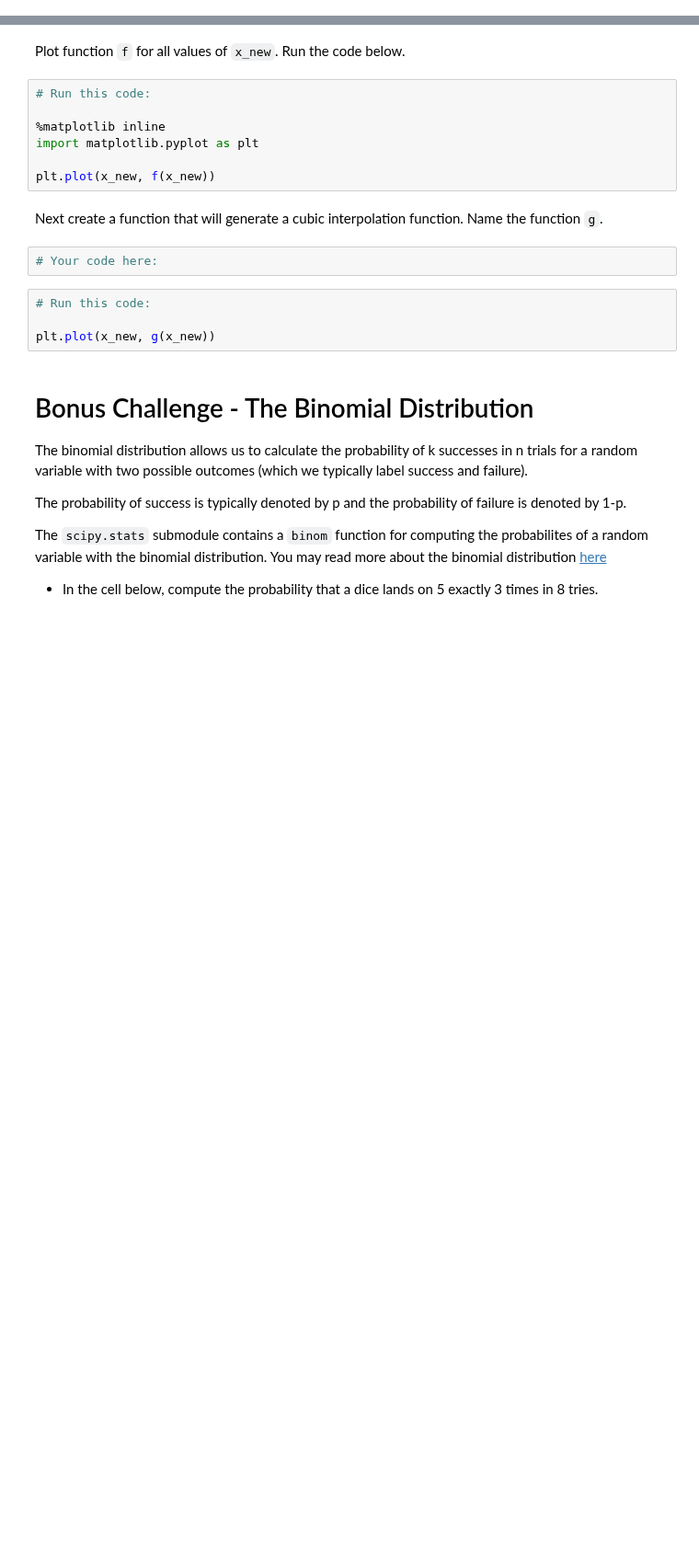
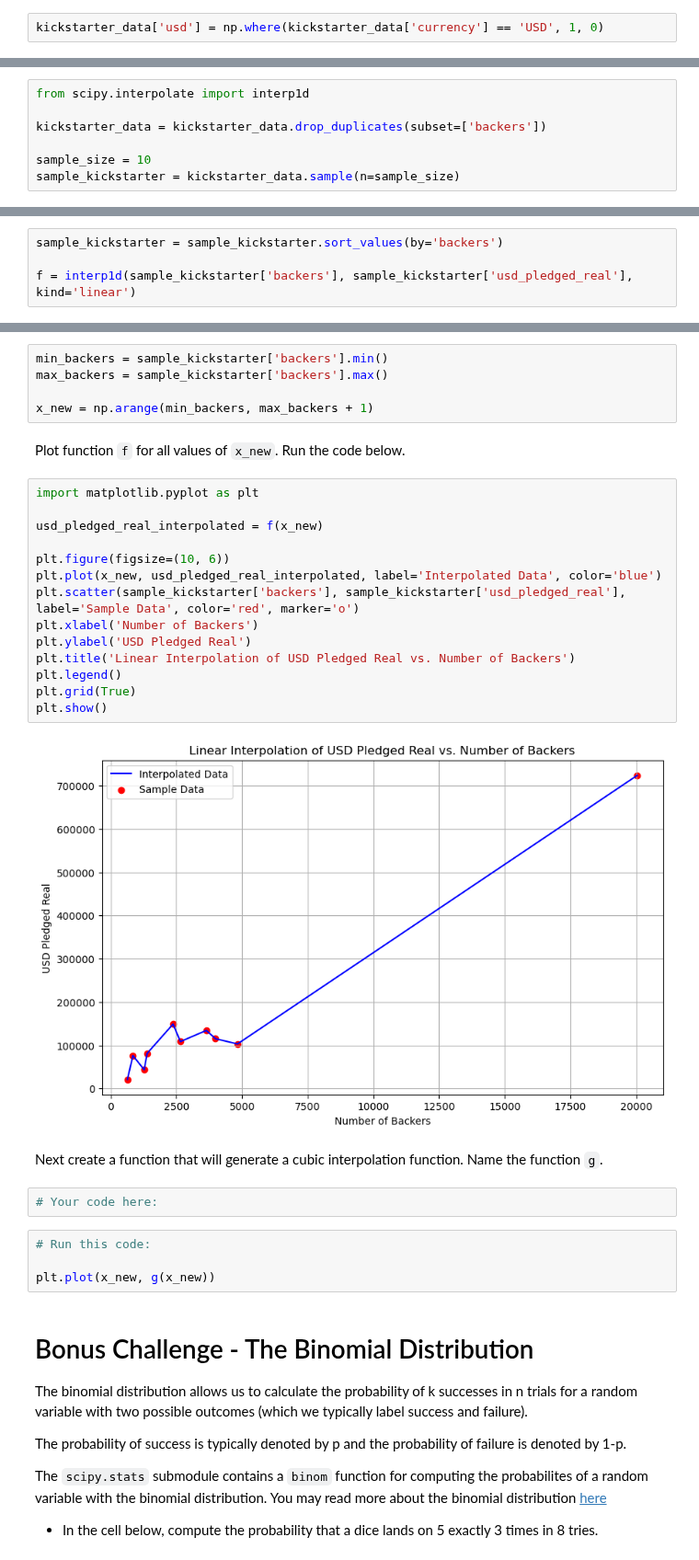
Before and after one commit to ta-data-lis/lab-intro-to-scipy, a Jupyter notebook: your-code/main.ipynb, the cells around one changed output, grey strips where cells are left out. Shown at 92% size. Cells and saved outputs as stored; diff of their text form; blank space fills up the shorter version.

Commit message:
intro-to-scipy

```diff
--- a/your-code/main.ipynb
+++ b/your-code/main.ipynb
@@ -43,0 +114,2 @@ Next, create a column that checks whether the currency of the project is in US D
+# %%
+kickstarter_data['usd'] = np.where(kickstarter_data['currency'] == 'USD', 1, 0)
@@ -60,2 +155,9 @@ In the cell below, import the `interp1d` function from `scipy.interpolate` and f
+# %%
+from scipy.interpolate import interp1d
+
+kickstarter_data = kickstarter_data.drop_duplicates(subset=['backers'])
+
+sample_size = 10
+sample_kickstarter = kickstarter_data.sample(n=sample_size)
 # %% [markdown]
 Next, create a linear interpolation of `usd_pledged_real` as a function of the `backers`. Create a function `f` that generates a linear interpolation of `usd_pledged_real` as predicted by the amount of `backers`.
@@ -64,3 +164,7 @@ Next, create a linear interpolation of `usd_pledged_real` as a function of the `
+# %%
+sample_kickstarter = sample_kickstarter.sort_values(by='backers')
+
+f = interp1d(sample_kickstarter['backers'], sample_kickstarter['usd_pledged_real'], kind='linear')
 # %% [markdown]
 Now create a new variable called `x_new`. This variable will contain all integers between the minimum number of backers in our sample and the maximum number of backers. The goal here is to take the dataset that contains few obeservations due to sampling and fill all observations with a value using the interpolation function.
 
@@ -70,12 +172,26 @@ Hint: one option is the `np.arange` function.
+# %%
+min_backers = sample_kickstarter['backers'].min()
+max_backers = sample_kickstarter['backers'].max()
+
+x_new = np.arange(min_backers, max_backers + 1)
 # %% [markdown]
 Plot function `f` for all values of `x_new`. Run the code below.
-# %%
-# Run this code:
-
-%matplotlib inline
-import matplotlib.pyplot as plt
-
-plt.plot(x_new, f(x_new))
+# %%
+import matplotlib.pyplot as plt
+
+usd_pledged_real_interpolated = f(x_new)
+
+plt.figure(figsize=(10, 6))
+plt.plot(x_new, usd_pledged_real_interpolated, label='Interpolated Data', color='blue')
+plt.scatter(sample_kickstarter['backers'], sample_kickstarter['usd_pledged_real'], label='Sample Data', color='red', marker='o')
+plt.xlabel('Number of Backers')
+plt.ylabel('USD Pledged Real')
+plt.title('Linear Interpolation of USD Pledged Real vs. Number of Backers')
+plt.legend()
+plt.grid(True)
+plt.show()
+# %% [output]
+[figure, added]
 # %% [markdown]
 Next create a function that will generate a cubic interpolation function. Name the function `g`.
 # %%
```
Also changed, not shown: parts of 19 cells of this notebook.
